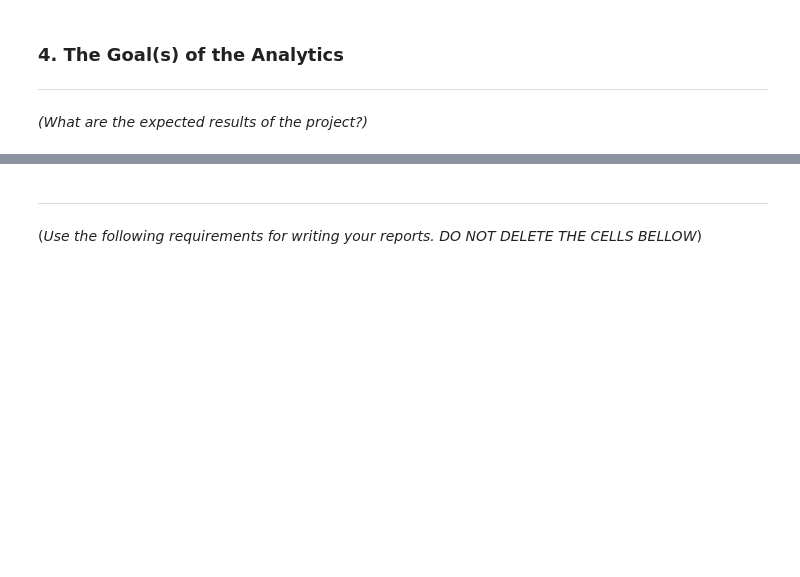
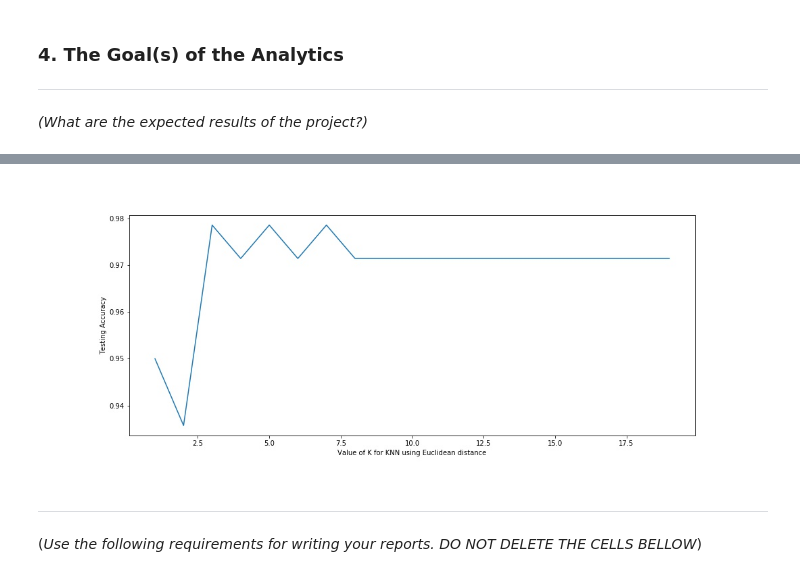
Before and after one commit to linhmai1603/info213, a Jupyter notebook: INFO213-Project-Proposal.ipynb, the cells around one changed output, grey strips where cells are left out. Cells and saved outputs as stored; diff of their text form; code cells hidden in the pictures; blank space fills up the shorter version.

```diff
--- a/INFO213-Project-Proposal.ipynb
+++ b/INFO213-Project-Proposal.ipynb
@@ -34,3 +98,8 @@ You are asked to propose a final project and present in the class. This proposal
+# %%
+from IPython.display import Image
+Image(filename='Euclidean.jpg')
+# %% [output]
+[figure, added]
 # %% [markdown]
 ---
 (*Use the following requirements for writing your reports. DO NOT DELETE THE CELLS BELLOW*)
```
Also changed, not shown: parts of 12 cells of this notebook, 9 other files.
